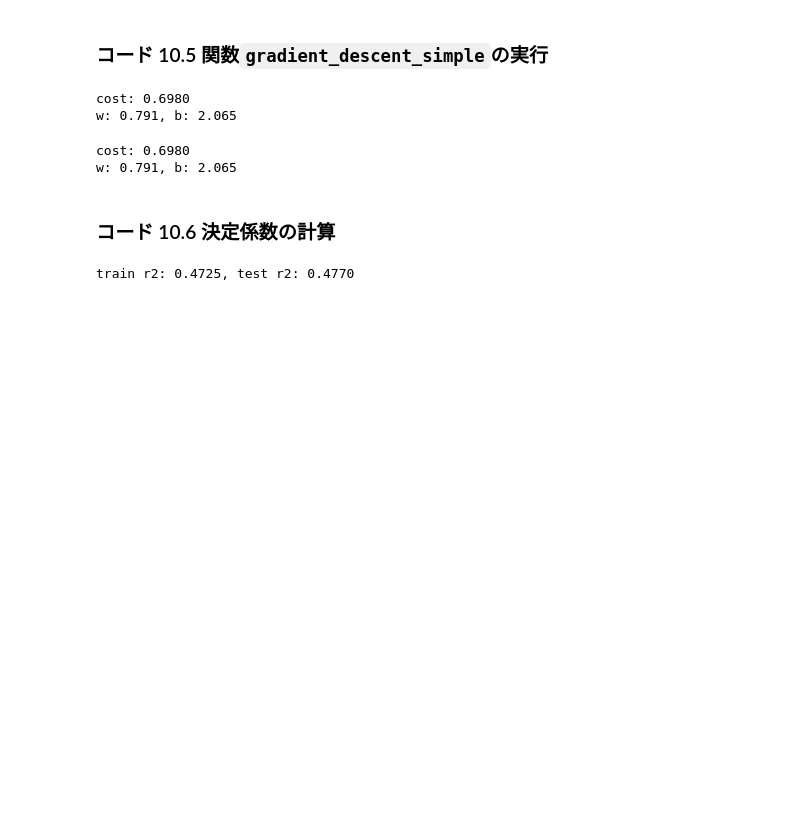
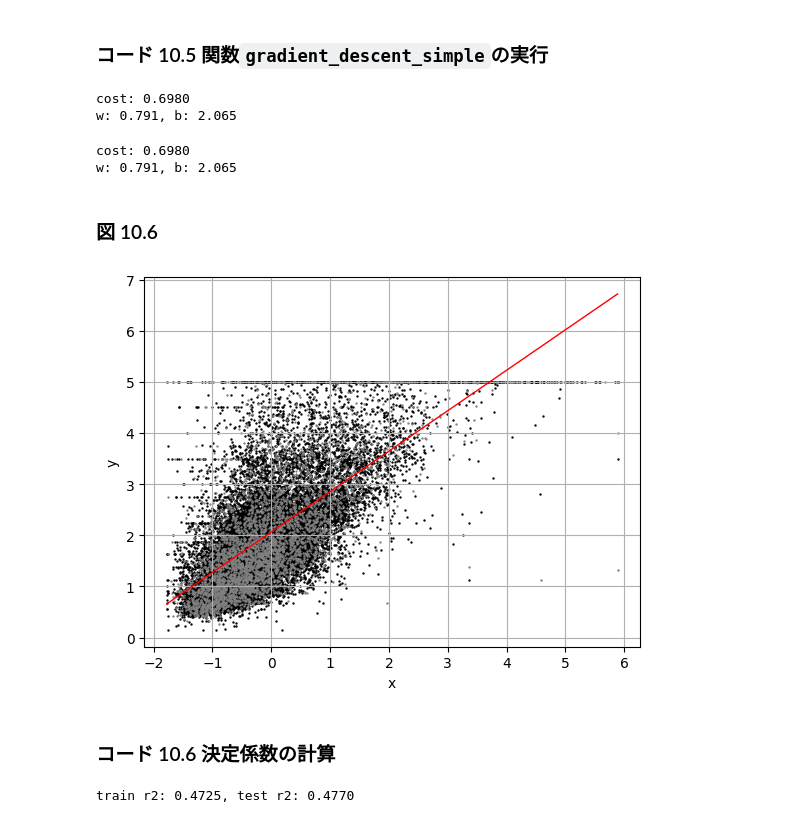
Before and after one commit to PythonDSBook/PythonDSBook, a Jupyter notebook: Chapter10.ipynb, the cells around one changed output. Saved outputs shown, nothing was run; the diff lists cells and outputs as text; code cells hidden in the pictures; blank space fills up the shorter version.

```diff
--- a/Chapter10.ipynb
+++ b/Chapter10.ipynb
@@ -94,6 +94,19 @@ print(f'w: {w:.3f}, b: {b:.3f}')
 # %% [output]
 cost: 0.6980
 w: 0.791, b: 2.065
+# %% [markdown]
+### 図 10.6
+# %%
+X_values = np.linspace(X_train[:,0].min(), X_train[:,0].max(), 100)
+plt.scatter(X_train[:,0], y_train, color='black', s=0.5)
+plt.scatter(X_test[:,0], y_test, color='gray', s=0.5)
+plt.plot(X_values, w*X_values + b, color='red', lw=1)
+plt.xlabel('x')
+plt.ylabel('y')
+plt.grid()
+plt.show()
+# %% [output]
+[figure, added]
 # %% [markdown]
 ### コード 10.6 決定係数の計算
 # %%
```
